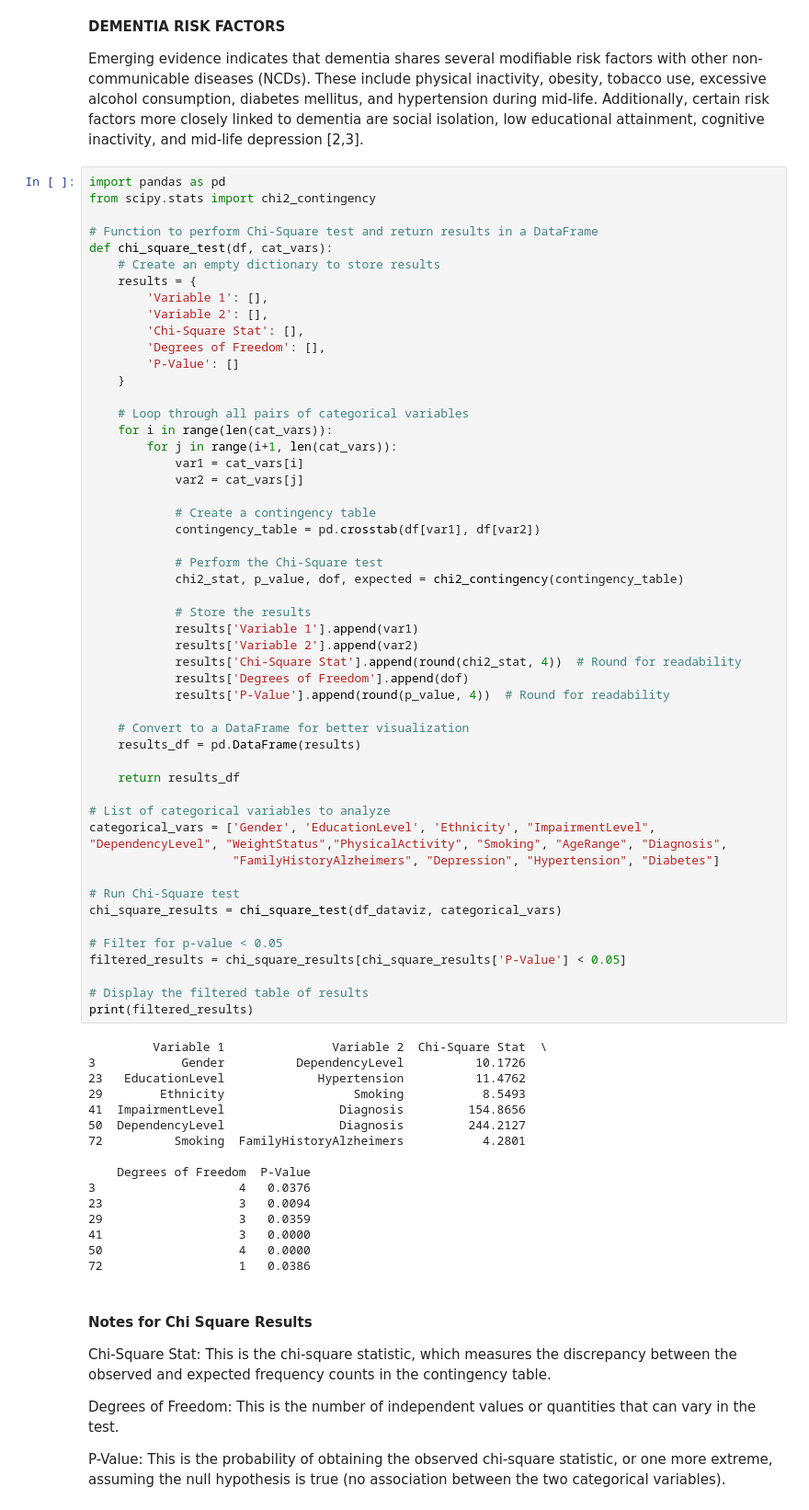
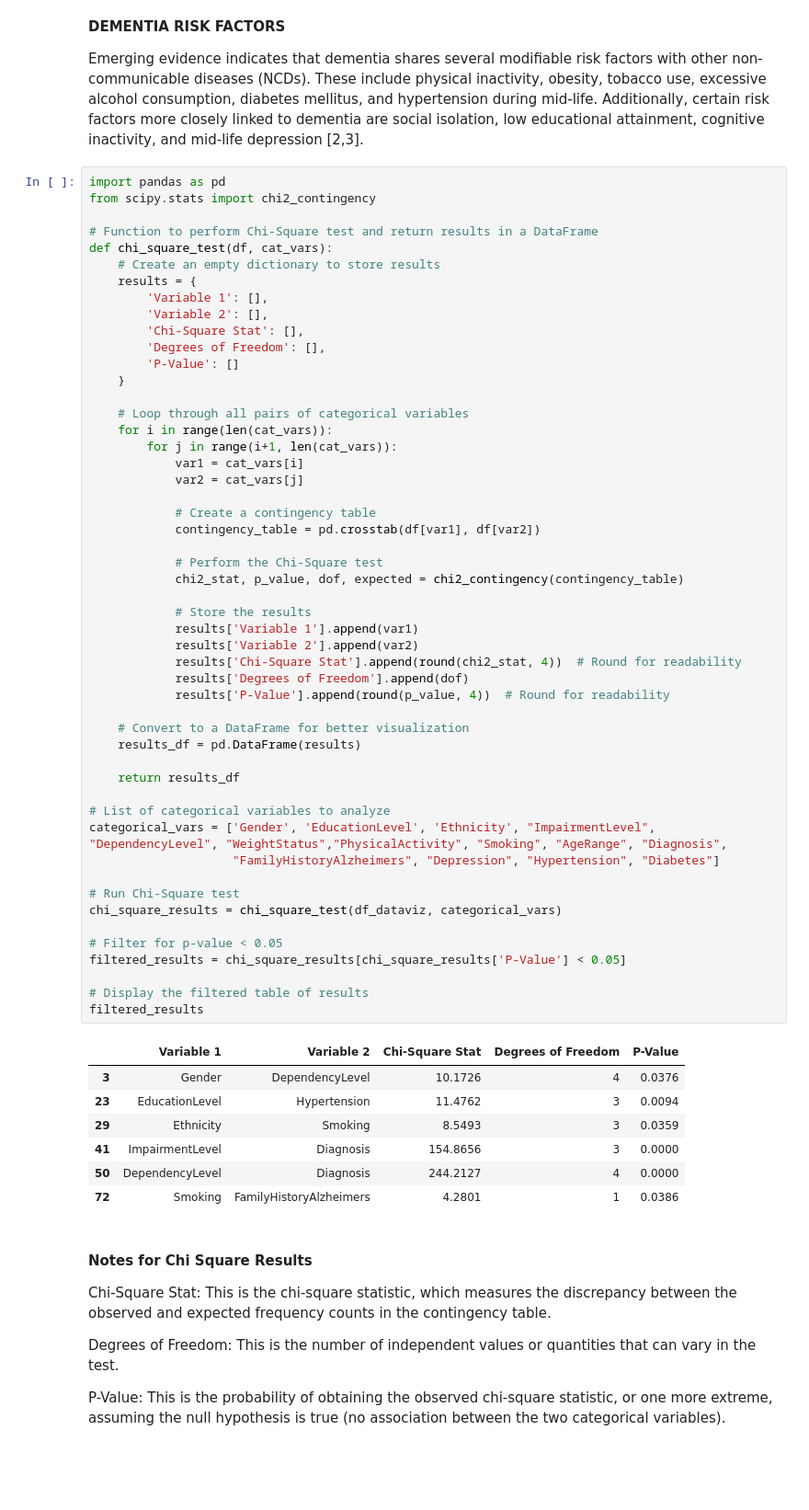
Before and after one commit to ggryschek/NK_SS_DashBoard, a Jupyter notebook: analysis/NK_SS_Diagnostic_Analysis.ipynb, the cells around one changed output. Shown at 92% size. Saved outputs shown, nothing was run; the diff lists cells and outputs as text; blank space fills up the shorter version.

```diff
--- a/analysis/NK_SS_Diagnostic_Analysis.ipynb
+++ b/analysis/NK_SS_Diagnostic_Analysis.ipynb
@@ -350,49 +348,41 @@ def chi_square_test(df, cat_vars):
             # Create a contingency table
             contingency_table = pd.crosstab(df[var1], df[var2])
 
             # Perform the Chi-Square test
             chi2_stat, p_value, dof, expected = chi2_contingency(contingency_table)
 
             # Store the results
             results['Variable 1'].append(var1)
             results['Variable 2'].append(var2)
             results['Chi-Square Stat'].append(round(chi2_stat, 4))  # Round for readability
             results['Degrees of Freedom'].append(dof)
             results['P-Value'].append(round(p_value, 4))  # Round for readability
 
     # Convert to a DataFrame for better visualization
     results_df = pd.DataFrame(results)
 
     return results_df
 
 # List of categorical variables to analyze
 categorical_vars = ['Gender', 'EducationLevel', 'Ethnicity', "ImpairmentLevel", "DependencyLevel", "WeightStatus","PhysicalActivity", "Smoking", "AgeRange", "Diagnosis",
                     "FamilyHistoryAlzheimers", "Depression", "Hypertension", "Diabetes"]
 
 # Run Chi-Square test
 chi_square_results = chi_square_test(df_dataviz, categorical_vars)
 
 # Filter for p-value < 0.05
 filtered_results = chi_square_results[chi_square_results['P-Value'] < 0.05]
 
 # Display the filtered table of results
-print(filtered_results)
+filtered_results
 # %% [output]
-         Variable 1               Variable 2  Chi-Square Stat  \
-3            Gender          DependencyLevel          10.1726
-23   EducationLevel             Hypertension          11.4762
-29        Ethnicity                  Smoking           8.5493
-41  ImpairmentLevel                Diagnosis         154.8656
-50  DependencyLevel                Diagnosis         244.2127
-72          Smoking  FamilyHistoryAlzheimers           4.2801
-
-    Degrees of Freedom  P-Value
-3                    4   0.0376
-23                   3   0.0094
-29                   3   0.0359
-41                   3   0.0000
-50                   4   0.0000
-72                   1   0.0386
+|  | Variable 1 | Variable 2 | Chi-Square Stat | Degrees of Freedom | P-Value |
+| 3 | Gender | DependencyLevel | 10.1726 | 4 | 0.0376 |
+| 23 | EducationLevel | Hypertension | 11.4762 | 3 | 0.0094 |
+| 29 | Ethnicity | Smoking | 8.5493 | 3 | 0.0359 |
+| 41 | ImpairmentLevel | Diagnosis | 154.8656 | 3 | 0.0000 |
+| 50 | DependencyLevel | Diagnosis | 244.2127 | 4 | 0.0000 |
+| 72 | Smoking | FamilyHistoryAlzheimers | 4.2801 | 1 | 0.0386 |
 # %% [markdown]
 #### Notes for Chi Square Results
 Chi-Square Stat: This is the chi-square statistic, which measures the discrepancy between the observed and expected frequency counts in the contingency table.
```
Also changed, not shown: parts of 4 cells of this notebook, 5 other files.
